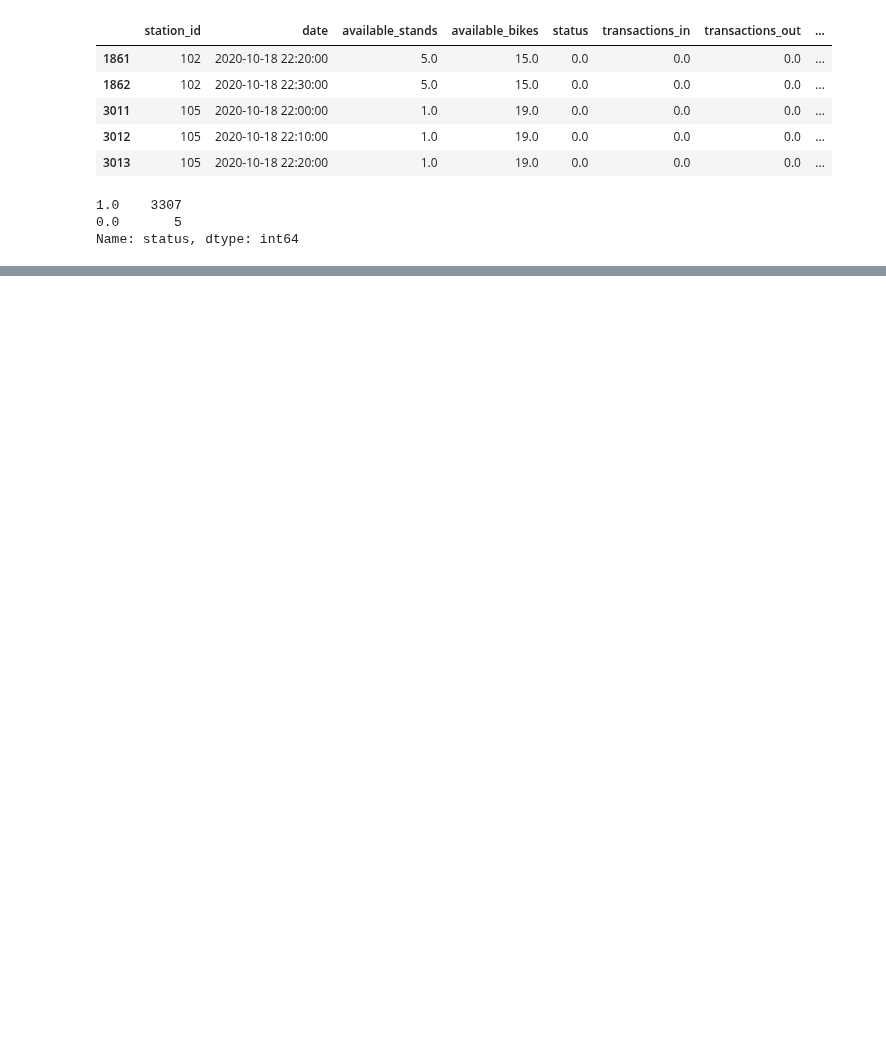
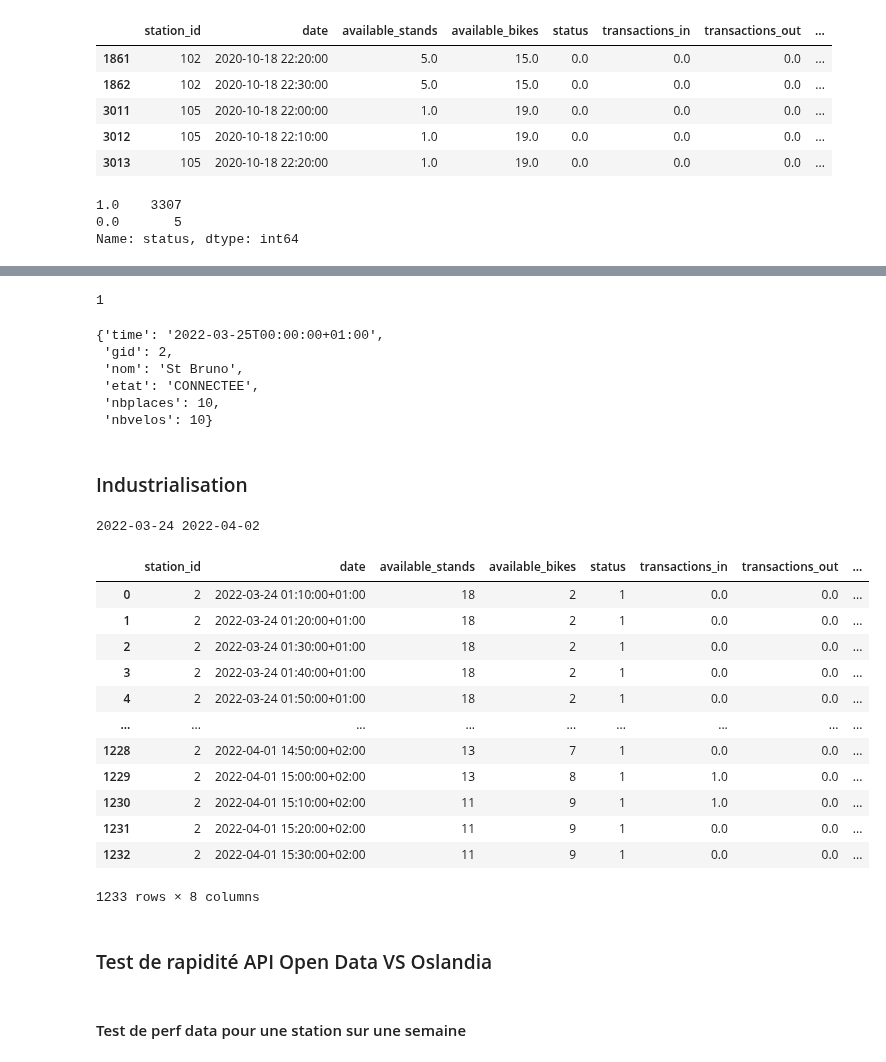
Before and after one commit to armgilles/vcub_keeper, a Jupyter notebook: notebooks/03_production/01_get_data_from_API.ipynb, the cells around one changed output, grey strips where cells are left out. Cells and saved outputs as stored; diff of their text form; code cells hidden in the pictures; blank space fills up the shorter version.

```diff
--- a/notebooks/03_production/01_get_data_from_API.ipynb
+++ b/notebooks/03_production/01_get_data_from_API.ipynb
@@ -339,0 +451,3 @@ Name: status, dtype: int64
+# %%
+response = requests.get(URL)
+response
@@ -339,0 +520,15 @@ Name: status, dtype: int64
+# %%
+station_df.gid.nunique()
+# %% [output]
+1
+# %%
+response.json()['features'][0]['properties']
+# %% [output]
+{'time': '2022-03-25T00:00:00+01:00',
+ 'gid': 2,
+ 'nom': 'St Bruno',
+ 'etat': 'CONNECTEE',
+ 'nbplaces': 10,
+ 'nbvelos': 10}
+# %% [markdown]
+### Industrialisation
@@ -339,0 +679,47 @@ Name: status, dtype: int64
+# %%
+station_id=2
+# station_id=[124,  15,  60,]
+# statoin_id = [124,  15,  60,  18,  10,  68, 130,   2, 105, 120,  11, 110,   9,
+#         23,   3,  16,  20, 136,  42,  21, 131,  59,  45, 172,   6,  24,
+#         36, 108,  19, 125, 135,  37, 139,  99,  28,  57,   7,  98,   8,
+#         41,  40,  58,  55, 109,   1,   4, 100, 134, 174, 101,  56, 104,
+#         43,  54,  44, 102, 133, 103,   5, 127,  65,  22, 123,  39, 106]
+start_date='2022-03-24'
+stop_date='2022-04-02'
+# %%
+from datetime import timedelta, date
+
+# Get date
+date_today = date.today()
+end_date = date_today + timedelta(days=1)
+start_date = date_today - timedelta(days=8)
+
+start_date_str = start_date.strftime('%Y-%m-%d')
+end_date_str = end_date.strftime('%Y-%m-%d')
+print(start_date_str, end_date_str)
+# %% [output]
+2022-03-24 2022-04-02
+# %%
+station_json = get_data_from_api_bdx_by_station(station_id=station_id,
+                                                start_date=start_date,
+                                                stop_date=stop_date)
+
+station_df = transform_json_api_bdx_station_data_to_df(station_json)
+# %%
+station_df
+# %% [output]
+|  | station_id | date | available_stands | available_bikes | status | transactions_in | transactions_out | ... |
+| 0 | 2 | 2022-03-24 01:10:00+01:00 | 18 | 2 | 1 | 0.0 | 0.0 | ... |
+| 1 | 2 | 2022-03-24 01:20:00+01:00 | 18 | 2 | 1 | 0.0 | 0.0 | ... |
+| 2 | 2 | 2022-03-24 01:30:00+01:00 | 18 | 2 | 1 | 0.0 | 0.0 | ... |
+| 3 | 2 | 2022-03-24 01:40:00+01:00 | 18 | 2 | 1 | 0.0 | 0.0 | ... |
+| 4 | 2 | 2022-03-24 01:50:00+01:00 | 18 | 2 | 1 | 0.0 | 0.0 | ... |
+| ... | ... | ... | ... | ... | ... | ... | ... | ... |
+| 1228 | 2 | 2022-04-01 14:50:00+02:00 | 13 | 7 | 1 | 0.0 | 0.0 | ... |
+| 1229 | 2 | 2022-04-01 15:00:00+02:00 | 13 | 8 | 1 | 1.0 | 0.0 | ... |
+| 1230 | 2 | 2022-04-01 15:10:00+02:00 | 11 | 9 | 1 | 1.0 | 0.0 | ... |
+| 1231 | 2 | 2022-04-01 15:20:00+02:00 | 11 | 9 | 1 | 0.0 | 0.0 | ... |
+| 1232 | 2 | 2022-04-01 15:30:00+02:00 | 11 | 9 | 1 | 0.0 | 0.0 | ... |
+1233 rows × 8 columns
+# %% [markdown]
+### Test de rapidité API Open Data VS Oslandia
@@ -339,0 +752,2 @@ Name: status, dtype: int64
+# %% [markdown]
+#### Test de perf data pour une station sur une semaine
```
Also changed, not shown: parts of 34 cells of this notebook, 2 other files.
